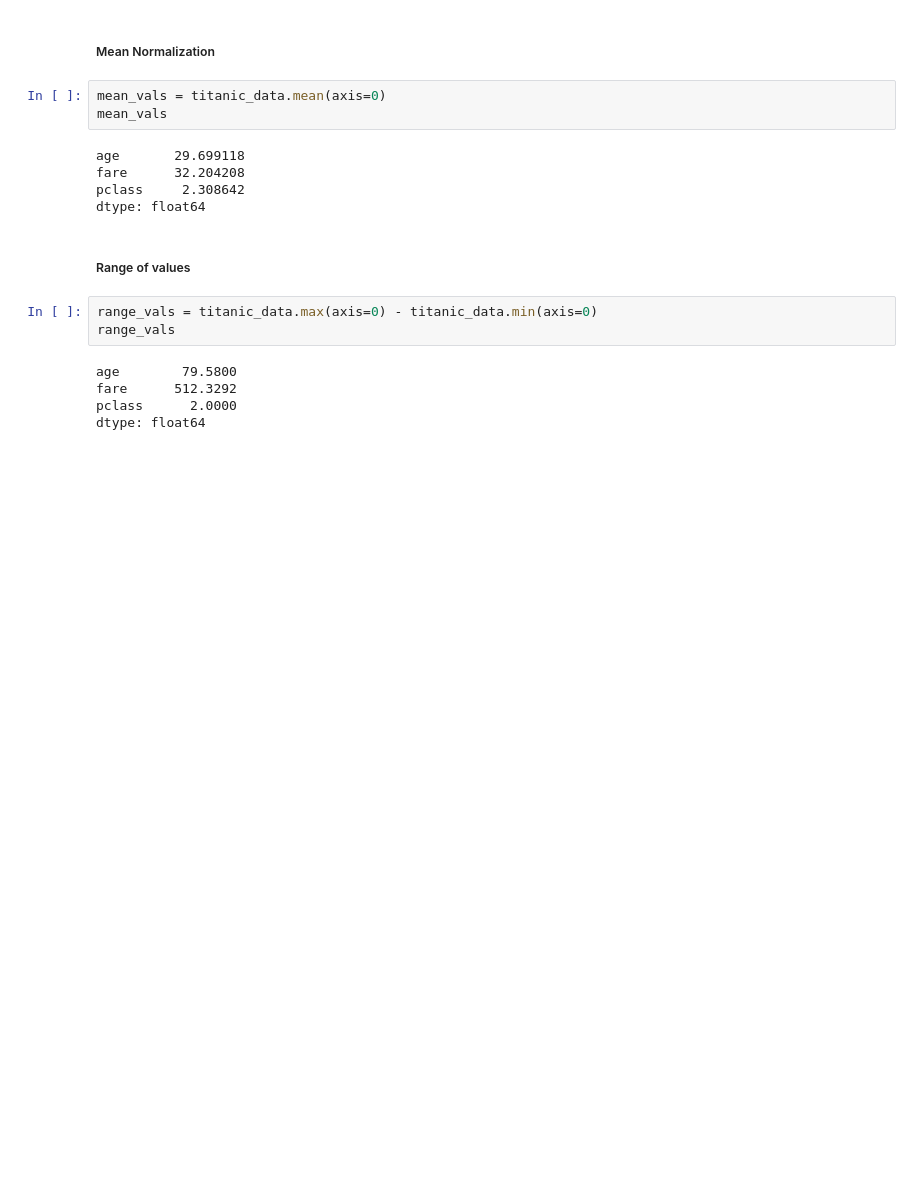
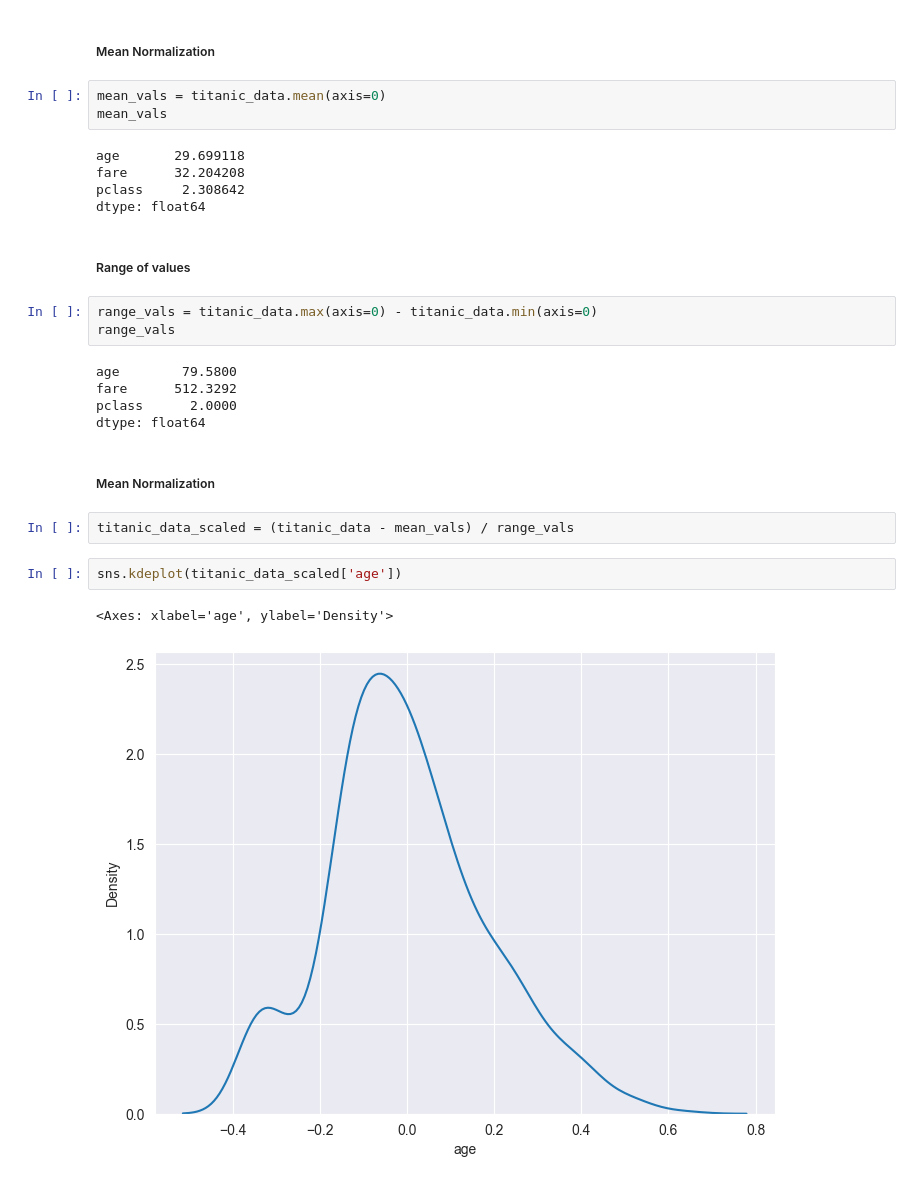
Before and after one commit to KennedyMungai/scikit-learn-intro, a Jupyter notebook: scikit_learn_intro.ipynb, the cells around one changed output. Cells and saved outputs as stored; diff of their text form; blank space fills up the shorter version.

```diff
--- a/scikit_learn_intro.ipynb
+++ b/scikit_learn_intro.ipynb
@@ -109,3 +109,12 @@ age        79.5800
 fare      512.3292
 pclass      2.0000
 dtype: float64
+# %% [markdown]
+<h5>Mean Normalization</h5>
+# %%
+titanic_data_scaled = (titanic_data - mean_vals) / range_vals
+# %%
+sns.kdeplot(titanic_data_scaled['age'])
+# %% [output]
+<Axes: xlabel='age', ylabel='Density'>
+[figure, added]
```
